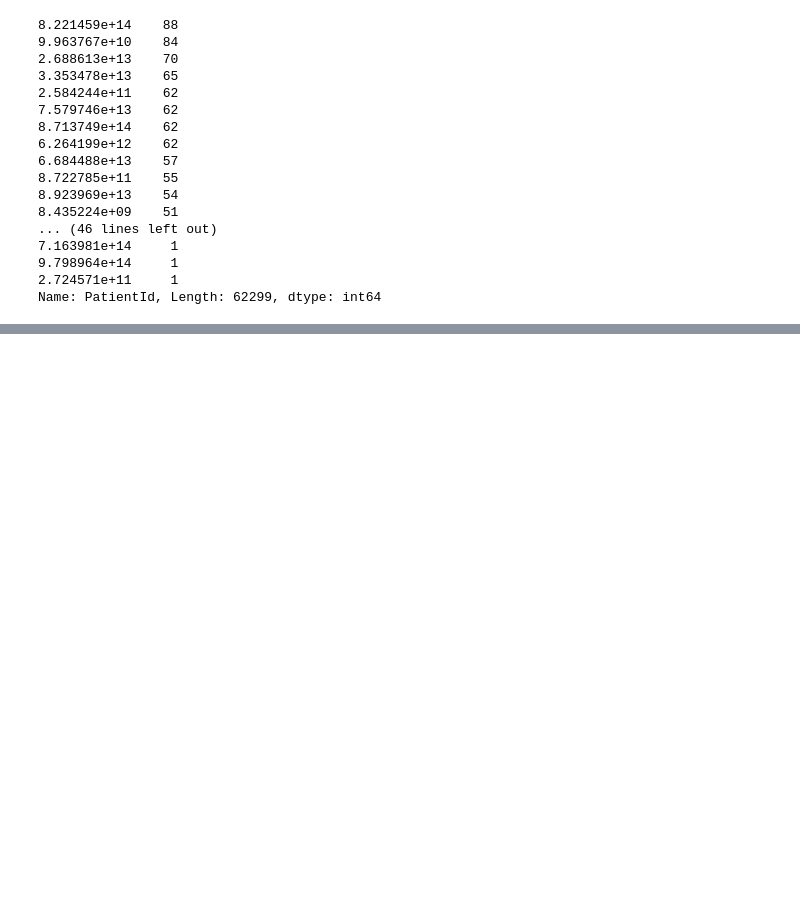
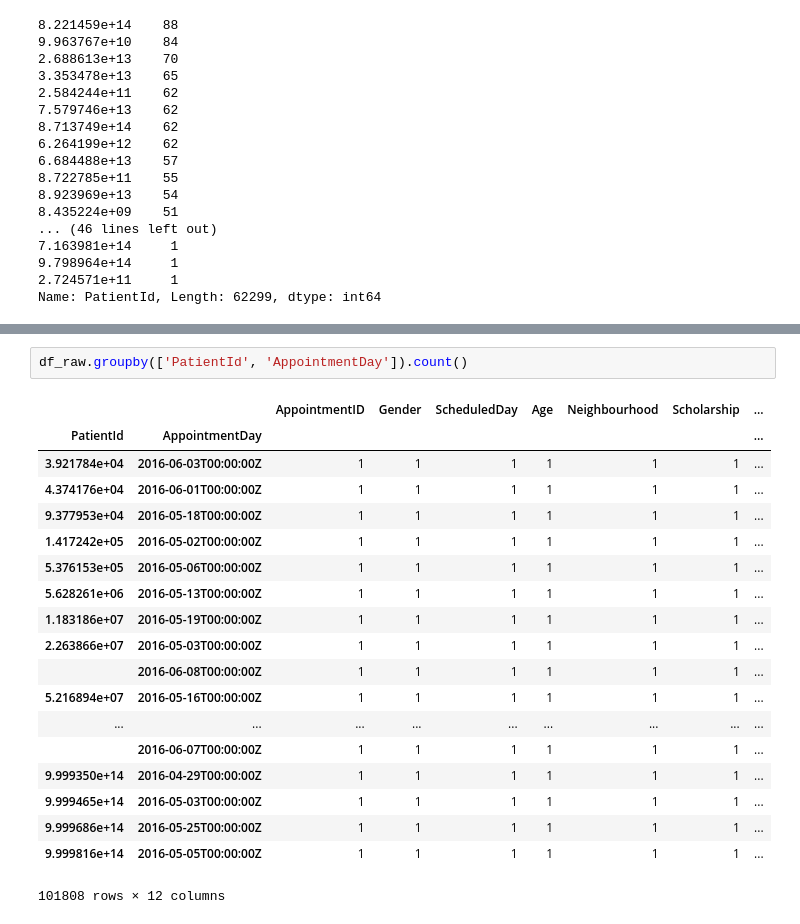
Before and after one commit to jkgerig/springboard_capstone_1, a Jupyter notebook: notebooks/1.0-jkg-initial-data-exploration.ipynb, the cells around one changed output, grey strips where cells are left out. Drawn from its saved outputs; the diff is of its cells as text; blank space fills up the shorter version.

```diff
--- a/notebooks/1.0-jkg-initial-data-exploration.ipynb
+++ b/notebooks/1.0-jkg-initial-data-exploration.ipynb
@@ -64,0 +85,22 @@ Name: PatientId, Length: 62299, dtype: int64
+# %%
+df_raw.groupby(['PatientId', 'AppointmentDay']).count()
+# %% [output]
+|  |  | AppointmentID | Gender | ScheduledDay | Age | Neighbourhood | Scholarship | ... |
+| PatientId | AppointmentDay |  |  |  |  |  |  | ... |
+| 3.921784e+04 | 2016-06-03T00:00:00Z | 1 | 1 | 1 | 1 | 1 | 1 | ... |
+| 4.374176e+04 | 2016-06-01T00:00:00Z | 1 | 1 | 1 | 1 | 1 | 1 | ... |
+| 9.377953e+04 | 2016-05-18T00:00:00Z | 1 | 1 | 1 | 1 | 1 | 1 | ... |
+| 1.417242e+05 | 2016-05-02T00:00:00Z | 1 | 1 | 1 | 1 | 1 | 1 | ... |
+| 5.376153e+05 | 2016-05-06T00:00:00Z | 1 | 1 | 1 | 1 | 1 | 1 | ... |
+| 5.628261e+06 | 2016-05-13T00:00:00Z | 1 | 1 | 1 | 1 | 1 | 1 | ... |
+| 1.183186e+07 | 2016-05-19T00:00:00Z | 1 | 1 | 1 | 1 | 1 | 1 | ... |
+| 2.263866e+07 | 2016-05-03T00:00:00Z | 1 | 1 | 1 | 1 | 1 | 1 | ... |
+|  | 2016-06-08T00:00:00Z | 1 | 1 | 1 | 1 | 1 | 1 | ... |
+| 5.216894e+07 | 2016-05-16T00:00:00Z | 1 | 1 | 1 | 1 | 1 | 1 | ... |
+| ... | ... | ... | ... | ... | ... | ... | ... | ... |
+|  | 2016-06-07T00:00:00Z | 1 | 1 | 1 | 1 | 1 | 1 | ... |
+| 9.999350e+14 | 2016-04-29T00:00:00Z | 1 | 1 | 1 | 1 | 1 | 1 | ... |
+| 9.999465e+14 | 2016-05-03T00:00:00Z | 1 | 1 | 1 | 1 | 1 | 1 | ... |
+| 9.999686e+14 | 2016-05-25T00:00:00Z | 1 | 1 | 1 | 1 | 1 | 1 | ... |
+| 9.999816e+14 | 2016-05-05T00:00:00Z | 1 | 1 | 1 | 1 | 1 | 1 | ... |
+101808 rows × 12 columns
```
Also changed, not shown: parts of 4 cells of this notebook.
